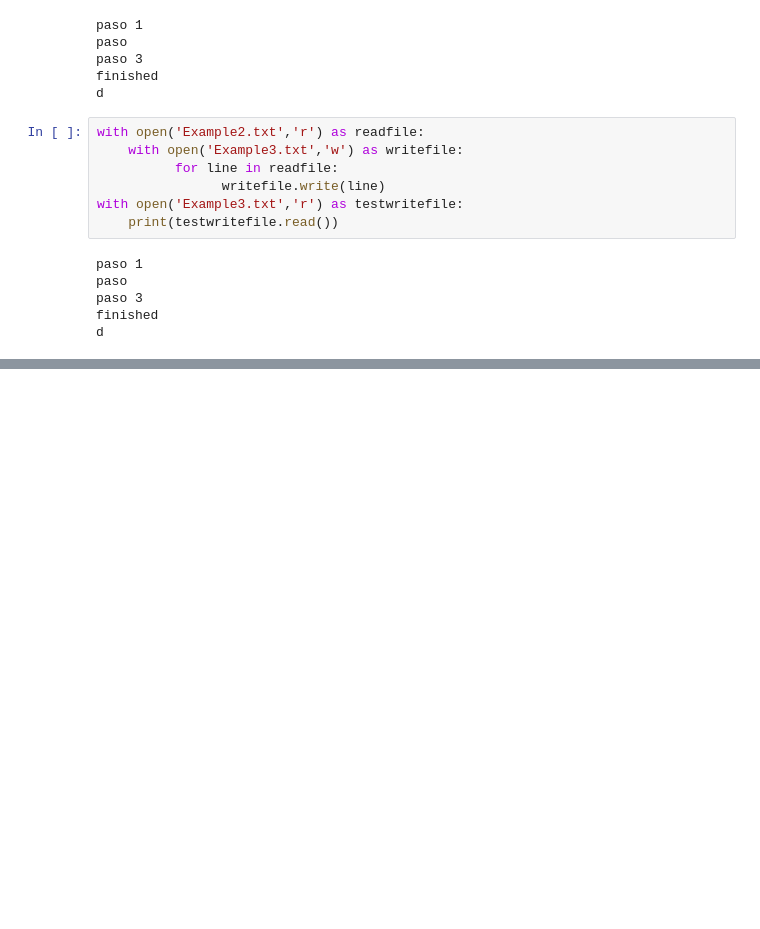
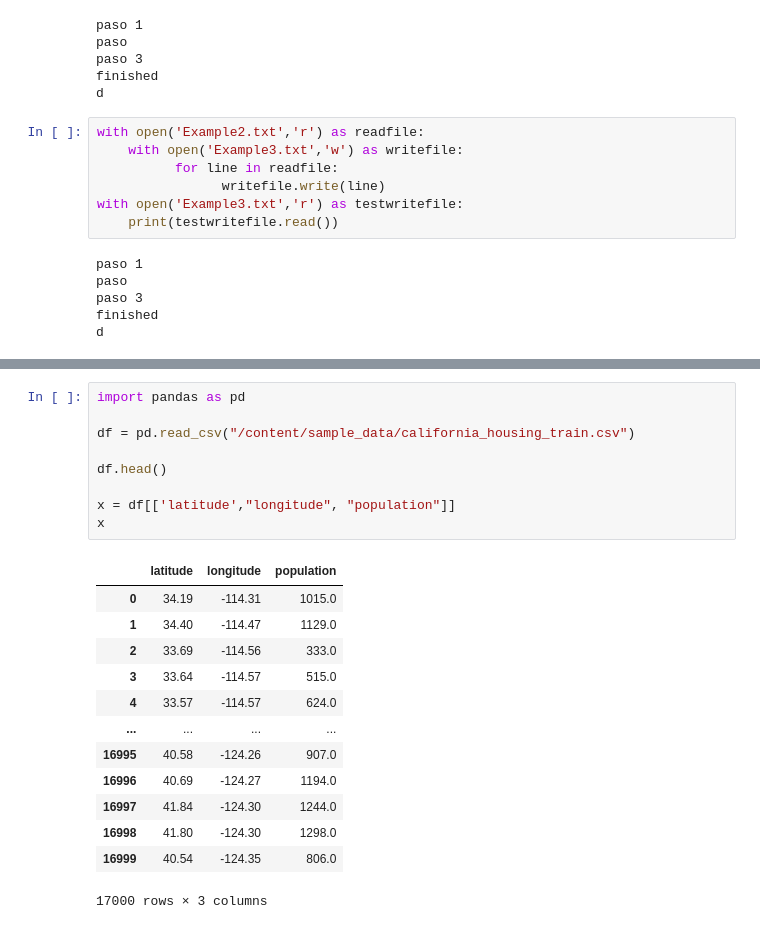
Before and after one commit to PosgradoMNA/actividades-de-aprendizaje-toro-sal, a Jupyter notebook: SEMANA2.ipynb, the cells around one changed output, grey strips where cells are left out. Drawn from its saved outputs; the diff is of its cells as text; blank space fills up the shorter version.

```diff
--- a/SEMANA2.ipynb
+++ b/SEMANA2.ipynb
@@ -339,0 +378,23 @@ d
+# %%
+import pandas as pd
+
+df = pd.read_csv("/content/sample_data/california_housing_train.csv")
+
+df.head()
+
+x = df[['latitude',"longitude", "population"]]
+x
+# %% [output]
+|  | latitude | longitude | population |
+| 0 | 34.19 | -114.31 | 1015.0 |
+| 1 | 34.40 | -114.47 | 1129.0 |
+| 2 | 33.69 | -114.56 | 333.0 |
+| 3 | 33.64 | -114.57 | 515.0 |
+| 4 | 33.57 | -114.57 | 624.0 |
+| ... | ... | ... | ... |
+| 16995 | 40.58 | -124.26 | 907.0 |
+| 16996 | 40.69 | -124.27 | 1194.0 |
+| 16997 | 41.84 | -124.30 | 1244.0 |
+| 16998 | 41.80 | -124.30 | 1298.0 |
+| 16999 | 40.54 | -124.35 | 806.0 |
+17000 rows × 3 columns
```
Also changed, not shown: parts of 5 cells of this notebook.
